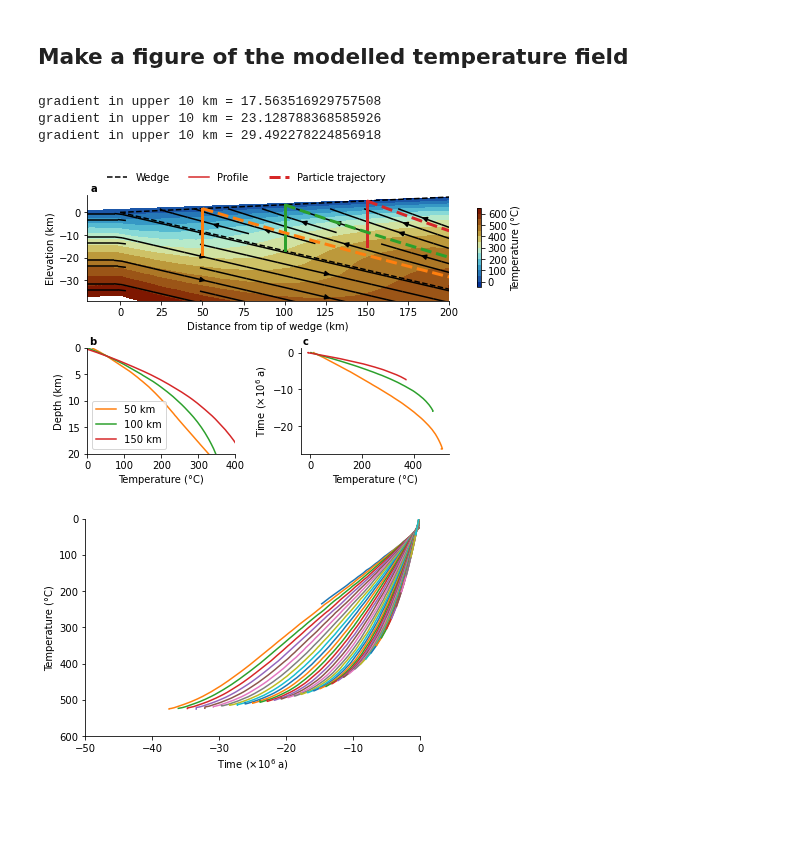
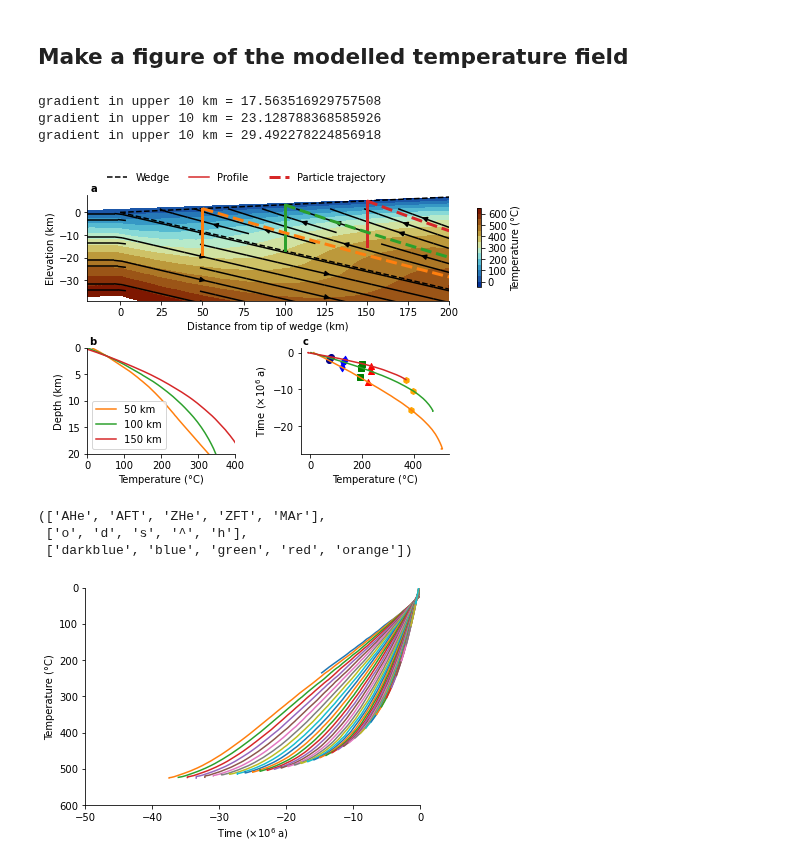
Before and after one commit to ElcoLuijendijk/wedgex, a Jupyter notebook: wedgex.ipynb, the cells around one changed output. Cells and saved outputs as stored; diff of their text form; code cells hidden in the pictures; blank space fills up the shorter version.

Commit message:
added closure temperatures to temperature field figure

```diff
--- a/wedgex.ipynb
+++ b/wedgex.ipynb
@@ -414,8 +404,0 @@ Wall time: 18.6 s
-# %%
-d_num =  alpha * Tx_ - Ty_
-
-ind = (d_num < 100.0) & (Tx_ > 0)
-
-fig, ax = pl.subplots(1, 1)
-ax.plot(Tx[ind], T[ind])
-#ax.scatter(Tx[ind], d_num[ind], s=1)
@@ -617,6 +597,10 @@ if thermal_history_model == 'numerical':
         for j, tcs in enumerate(thermochron_systems):
             cas[i, j], cts[i, j] = thermochron_functions.calculate_closure_age(-t[ind], Tpi[ind], tcs)
 
+    #for i, Thi in enumerate(T_history_plot):
+    for j, tcs, marker, color in zip(itertools.count(), thermochron_systems, thermochron_markers, thermochron_colors):
+        ax3.scatter(cts[:, j].to(u.deg_C, equivalencies=u.temperature()), -cas[:, j].to(u.year) / 1e6, marker=marker, color=color)
+
     ###########
     # layout
     ###########
@@ -627,34 +611,40 @@ if thermal_history_model == 'numerical':
             weight='bold', transform=axi.transAxes,
                ha='left', va='bottom', fontsize='medium')
 
     ax.set_xlabel('Distance from tip of wedge (km)')
     ax.set_ylabel('Elevation (km)')
 
     ax2.set_xlabel(f'Temperature ({degree_symbol}C)')
     ax2.set_ylabel("Depth (km)")
 
     ax3.set_ylabel(r'Time ($\times 10^{6} \; a$)')
     ax3.set_xlabel(f'Temperature ({degree_symbol}C)')
 
     ax.legend([lw, leg_gt, leg_th], ['Wedge', "Profile", "Particle trajectory", 'Particle trajectories'],
               bbox_to_anchor=(0.03, 1.03), loc='lower left', frameon=False, ncol=3)
 
     #ax.set_aspect('equal')
 
     ax.set_xlim(xlim[0].value, xlim[1].value)
     ax.set_ylim(ylim[0].value, ylim[1].value)
 
     ax2.set_ylim(20, 0)
     ax2.set_xlim(0, 400)
 
     #fig.tight_layout()
 
     fig.savefig('fig/modelled_temperature_field.pdf')
 # %% [output]
 gradient in upper 10 km = 17.563516929757508
 gradient in upper 10 km = 23.128788368585926
 gradient in upper 10 km = 29.492278224856918
-[figure, old version]
+[figure, new version]
+# %%
+thermochron_systems_plot, thermochron_markers, thermochron_colors
+# %% [output]
+(['AHe', 'AFT', 'ZHe', 'ZFT', 'MAr'],
+ ['o', 'd', 's', '^', 'h'],
+ ['darkblue', 'blue', 'green', 'red', 'orange'])
 # %%
 fig, ax = pl.subplots(1, 1)
 
```
Also changed, not shown: parts of 4 cells of this notebook, 1 other file.
